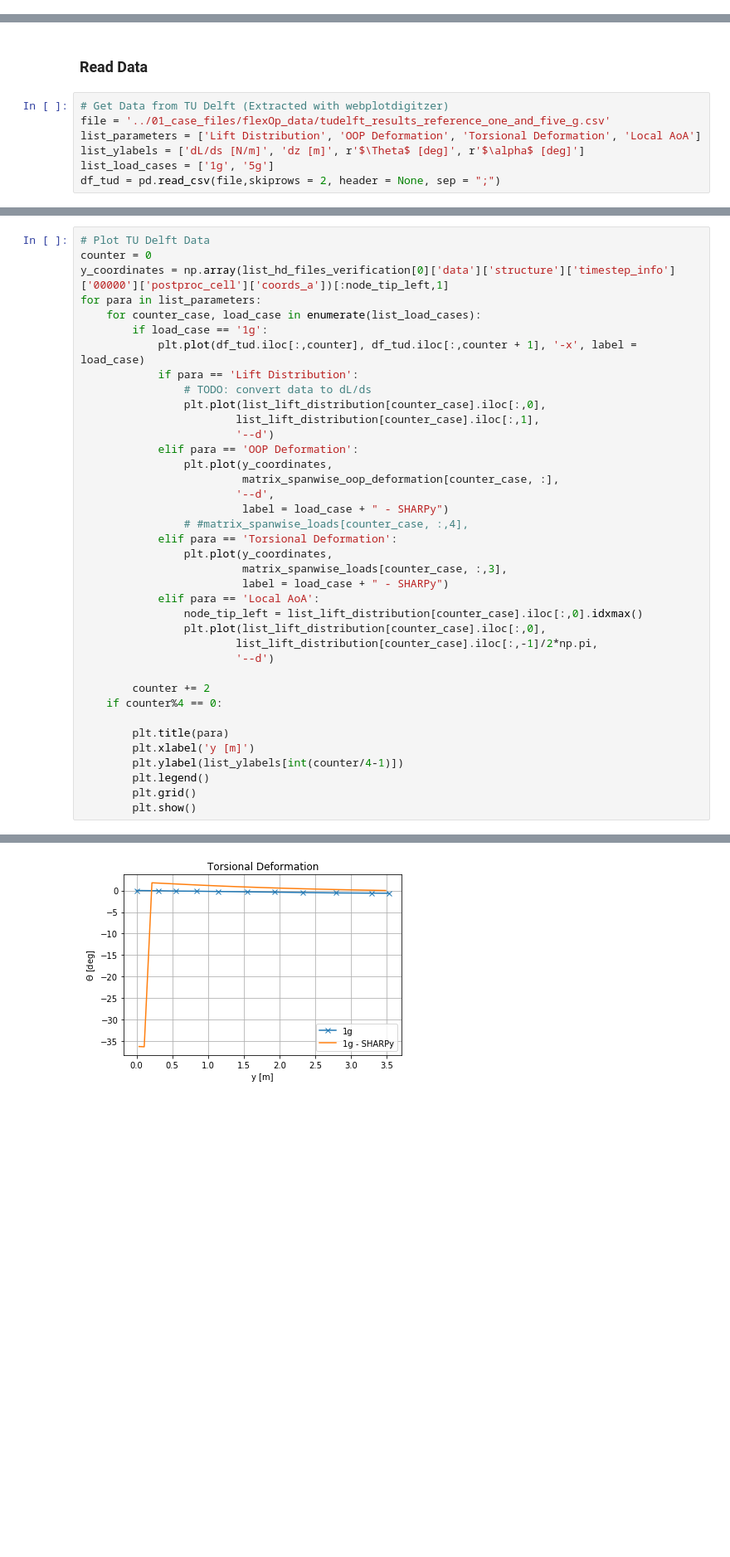
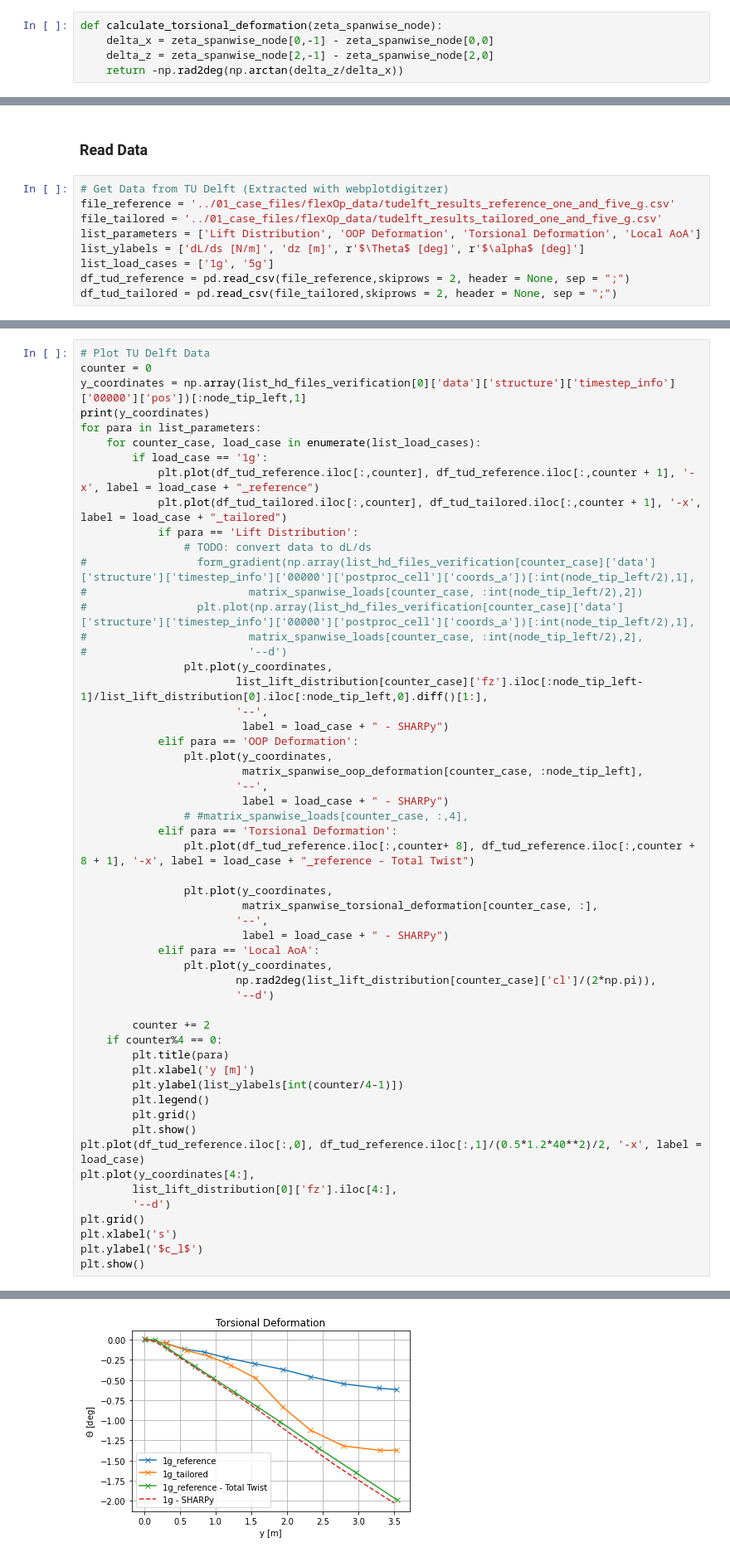
Before and after one commit to sduess/demonstrator_uvlm_enhenacements, a Jupyter notebook: 02_data_visualization/SciTech_plots.ipynb, the cells around one changed output, grey strips where cells are left out. Shown at 83% size. Cells and saved outputs as stored; diff of their text form; blank space fills up the shorter version.

Commit message:
update: Jupyter notebook for SciTech plots

```diff
--- a/02_data_visualization/SciTech_plots.ipynb
+++ b/02_data_visualization/SciTech_plots.ipynb
@@ -22,3 +22,8 @@ def plot_data(x_data, y_data, list_legend_labels, xlabel, ylabel):
     plt.legend()
     plt.grid()
     plt.show()
+# %%
+def calculate_torsional_deformation(zeta_spanwise_node):
+    delta_x = zeta_spanwise_node[0,-1] - zeta_spanwise_node[0,0]
+    delta_z = zeta_spanwise_node[2,-1] - zeta_spanwise_node[2,0]
+    return -np.rad2deg(np.arctan(delta_z/delta_x))
@@ -29,11 +56,13 @@ Compare resulting lift distribution and deformation of wings to data presented b
 ### Read Data
 # %%
 # Get Data from TU Delft (Extracted with webplotdigitzer)
-file = '../01_case_files/flexOp_data/tudelft_results_reference_one_and_five_g.csv'
+file_reference = '../01_case_files/flexOp_data/tudelft_results_reference_one_and_five_g.csv'
+file_tailored = '../01_case_files/flexOp_data/tudelft_results_tailored_one_and_five_g.csv'
 list_parameters = ['Lift Distribution', 'OOP Deformation', 'Torsional Deformation', 'Local AoA']
 list_ylabels = ['dL/ds [N/m]', 'dz [m]', r'$\Theta$ [deg]', r'$\alpha$ [deg]']
 list_load_cases = ['1g', '5g']
-df_tud = pd.read_csv(file,skiprows = 2, header = None, sep = ";")
+df_tud_reference = pd.read_csv(file_reference,skiprows = 2, header = None, sep = ";")
+df_tud_tailored = pd.read_csv(file_tailored,skiprows = 2, header = None, sep = ";")
 # %%
 # Get Data from SHARPy
 # index 0: 1g index 1: 5g
@@ -67,39 +130,56 @@ list_hd_files_verification[0]['data']['structure']['timestep_info']['00000'].key
 # %%
 # Plot TU Delft Data
 counter = 0
-y_coordinates = np.array(list_hd_files_verification[0]['data']['structure']['timestep_info']['00000']['postproc_cell']['coords_a'])[:node_tip_left,1]
+y_coordinates = np.array(list_hd_files_verification[0]['data']['structure']['timestep_info']['00000']['pos'])[:node_tip_left,1]
+print(y_coordinates)
 for para in list_parameters:
     for counter_case, load_case in enumerate(list_load_cases):
         if load_case == '1g':
-            plt.plot(df_tud.iloc[:,counter], df_tud.iloc[:,counter + 1], '-x', label = load_case)
+            plt.plot(df_tud_reference.iloc[:,counter], df_tud_reference.iloc[:,counter + 1], '-x', label = load_case + "_reference")
+            plt.plot(df_tud_tailored.iloc[:,counter], df_tud_tailored.iloc[:,counter + 1], '-x', label = load_case + "_tailored")
             if para == 'Lift Distribution':
                 # TODO: convert data to dL/ds
-                plt.plot(list_lift_distribution[counter_case].iloc[:,0],
-                        list_lift_distribution[counter_case].iloc[:,1],
-                        '--d')
+#                 form_gradient(np.array(list_hd_files_verification[counter_case]['data']['structure']['timestep_info']['00000']['postproc_cell']['coords_a'])[:int(node_tip_left/2),1],
+#                         matrix_spanwise_loads[counter_case, :int(node_tip_left/2),2])
+#                 plt.plot(np.array(list_hd_files_verification[counter_case]['data']['structure']['timestep_info']['00000']['postproc_cell']['coords_a'])[:int(node_tip_left/2),1],
+#                         matrix_spanwise_loads[counter_case, :int(node_tip_left/2),2],
+#                         '--d')
+                plt.plot(y_coordinates,
+                        list_lift_distribution[counter_case]['fz'].iloc[:node_tip_left-1]/list_lift_distribution[0].iloc[:node_tip_left,0].diff()[1:],
+                        '--',
+                         label = load_case + " - SHARPy")
             elif para == 'OOP Deformation':
                 plt.plot(y_coordinates,
-                         matrix_spanwise_oop_deformation[counter_case, :],
-                        '--d',
+                         matrix_spanwise_oop_deformation[counter_case, :node_tip_left],
+                        '--',
                          label = load_case + " - SHARPy")
                 # #matrix_spanwise_loads[counter_case, :,4],
             elif para == 'Torsional Deformation':
+                plt.plot(df_tud_reference.iloc[:,counter+ 8], df_tud_reference.iloc[:,counter + 8 + 1], '-x', label = load_case + "_reference - Total Twist")
+
                 plt.plot(y_coordinates,
-                         matrix_spanwise_loads[counter_case, :,3],
+                         matrix_spanwise_torsional_deformation[counter_case, :],
+                        '--',
                          label = load_case + " - SHARPy")
             elif para == 'Local AoA':
-                node_tip_left = list_lift_distribution[counter_case].iloc[:,0].idxmax()
-                plt.plot(list_lift_distribution[counter_case].iloc[:,0],
-                        list_lift_distribution[counter_case].iloc[:,-1]/2*np.pi,
+                plt.plot(y_coordinates,
+                        np.rad2deg(list_lift_distribution[counter_case]['cl']/(2*np.pi)),
                         '--d')
 
         counter += 2
     if counter%4 == 0:
-
         plt.title(para)
         plt.xlabel('y [m]')
         plt.ylabel(list_ylabels[int(counter/4-1)])
         plt.legend()
         plt.grid()
         plt.show()
+plt.plot(df_tud_reference.iloc[:,0], df_tud_reference.iloc[:,1]/(0.5*1.2*40**2)/2, '-x', label = load_case)
+plt.plot(y_coordinates[4:],
+        list_lift_distribution[0]['fz'].iloc[4:],
+        '--d')
+plt.grid()
+plt.xlabel('s')
+plt.ylabel('$c_l$')
+plt.show()
 # %% [output]
@@ -108 +200 @@ for para in list_parameters:
-[figure, old version]
+[figure, new version]
```
Also changed, not shown: parts of 15 cells of this notebook.
